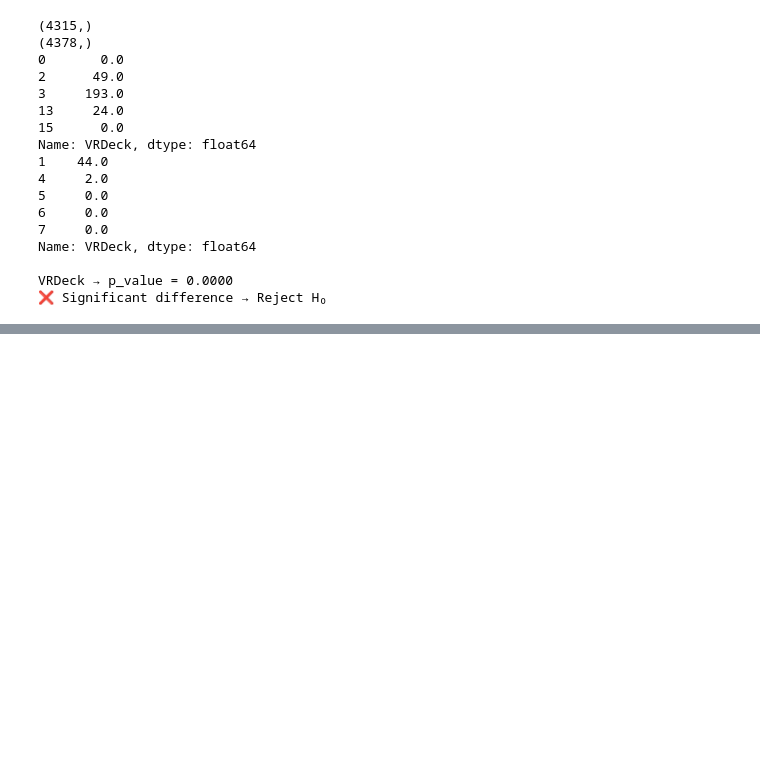
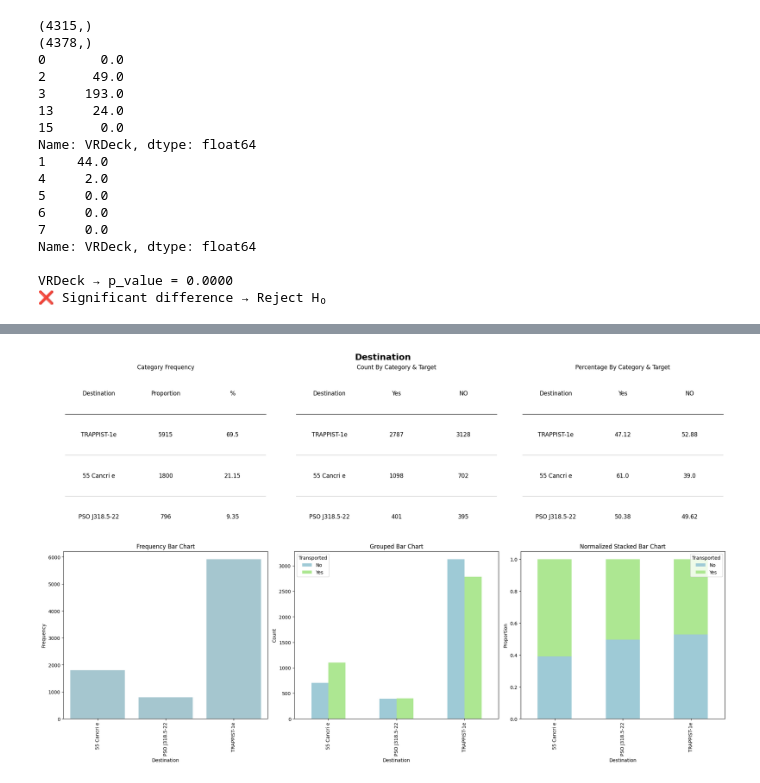
Before and after one commit to rezamirzaii/spaceship-titanic-ml, a Jupyter notebook: notebooks/spaceship_titanic.ipynb, the cells around one changed output, grey strips where cells are left out. Saved outputs shown, nothing was run; the diff lists cells and outputs as text; code cells hidden in the pictures; blank space fills up the shorter version.

```diff
--- a/notebooks/spaceship_titanic.ipynb
+++ b/notebooks/spaceship_titanic.ipynb
@@ -402,0 +564,4 @@ VRDeck → p_value = 0.0000
+# %%
+categorical_data(df_train,'Destination','Transported')
+# %% [output]
+[figure, added]
```
Also changed, not shown: parts of 18 cells of this notebook.
